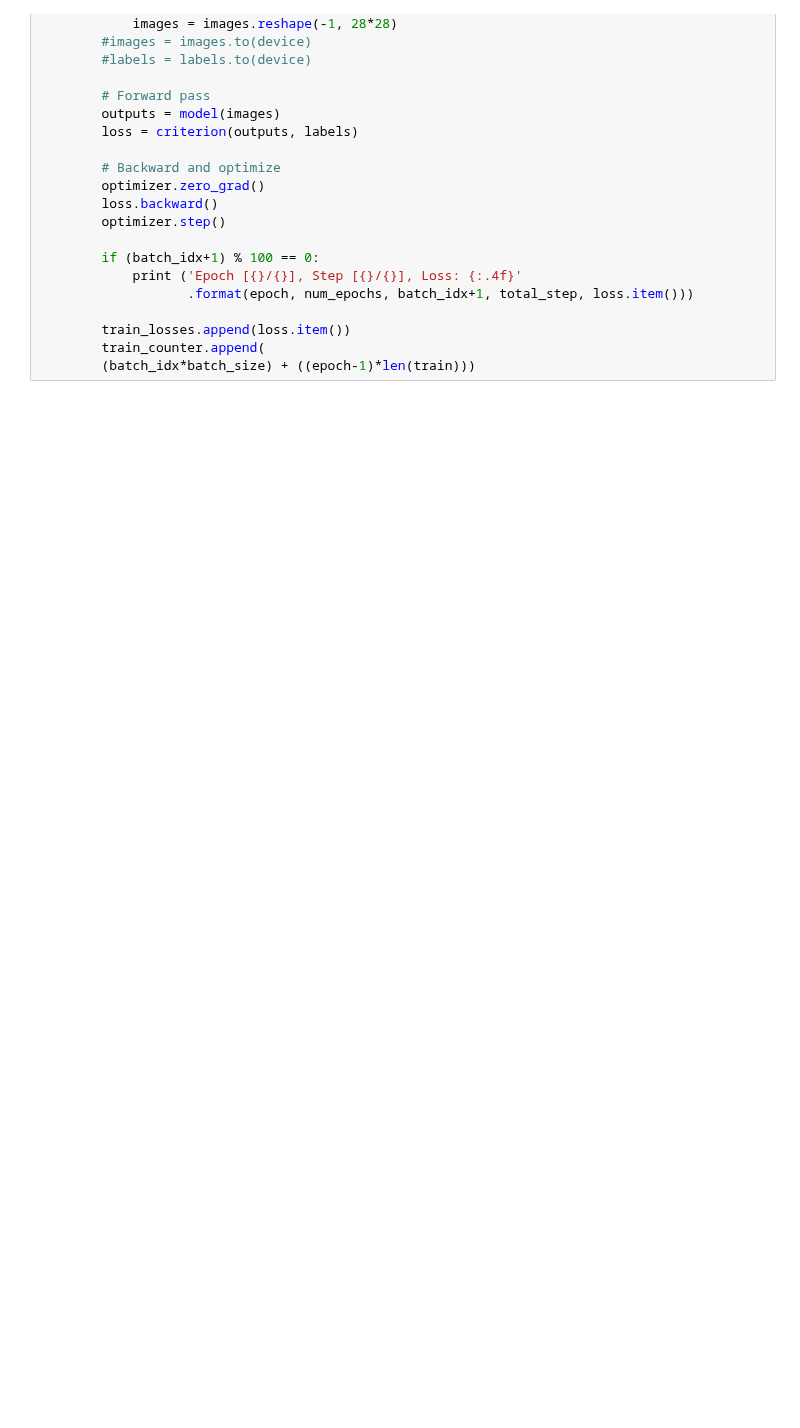
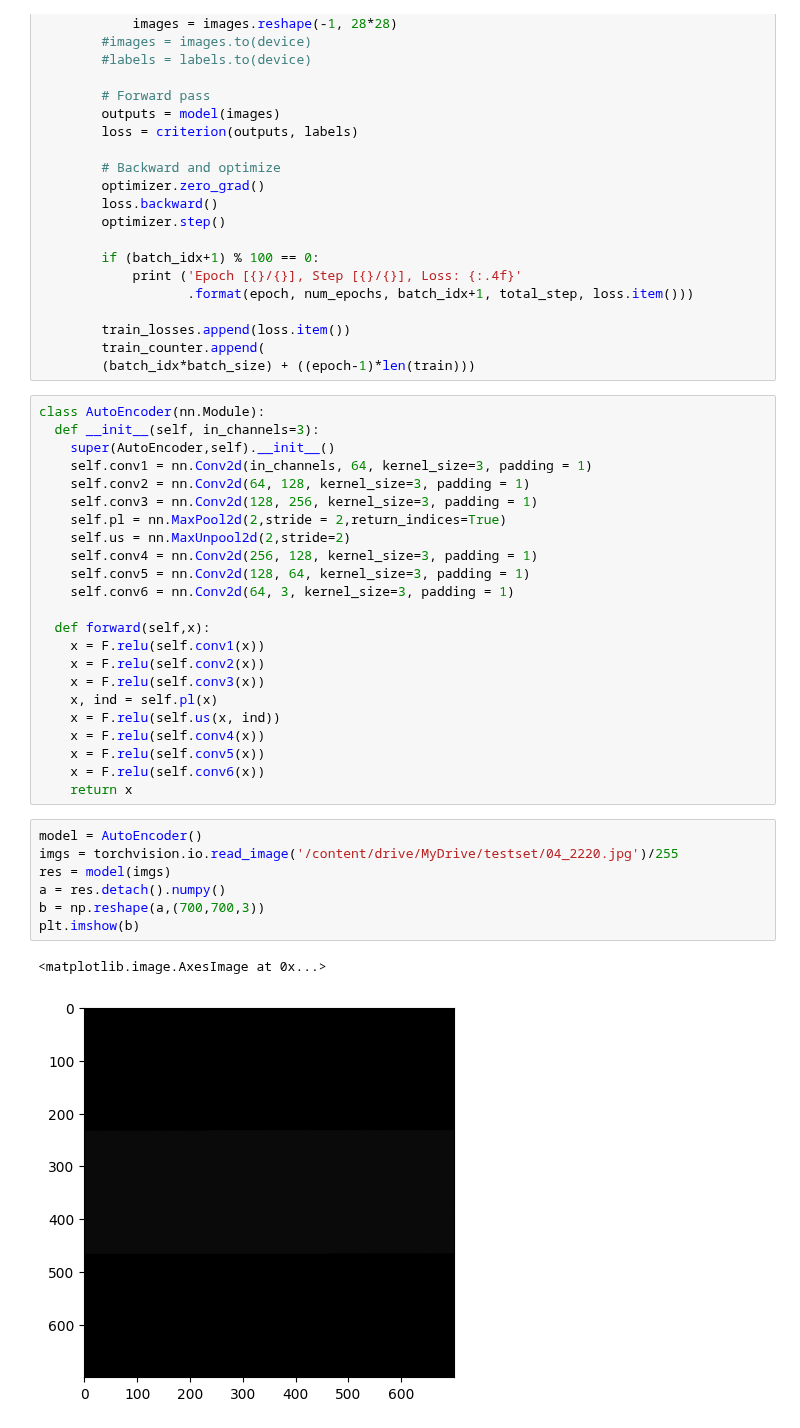
Before and after one commit to NicolaGabriele/powerline_Segmentation_project, a Jupyter notebook: project.ipynb, the cells around one changed output. Drawn from its saved outputs; the diff is of its cells as text; blank space fills up the shorter version.

```diff
--- a/project.ipynb
+++ b/project.ipynb
@@ -92,3 +94,36 @@ def train(epoch,model,criterion,optimizer,reshape=True):
         train_losses.append(loss.item())
         train_counter.append(
         (batch_idx*batch_size) + ((epoch-1)*len(train)))
+# %%
+class AutoEncoder(nn.Module):
+  def __init__(self, in_channels=3):
+    super(AutoEncoder,self).__init__()
+    self.conv1 = nn.Conv2d(in_channels, 64, kernel_size=3, padding = 1)
+    self.conv2 = nn.Conv2d(64, 128, kernel_size=3, padding = 1)
+    self.conv3 = nn.Conv2d(128, 256, kernel_size=3, padding = 1)
+    self.pl = nn.MaxPool2d(2,stride = 2,return_indices=True)
+    self.us = nn.MaxUnpool2d(2,stride=2)
+    self.conv4 = nn.Conv2d(256, 128, kernel_size=3, padding = 1)
+    self.conv5 = nn.Conv2d(128, 64, kernel_size=3, padding = 1)
+    self.conv6 = nn.Conv2d(64, 3, kernel_size=3, padding = 1)
+
+  def forward(self,x):
+    x = F.relu(self.conv1(x))
+    x = F.relu(self.conv2(x))
+    x = F.relu(self.conv3(x))
+    x, ind = self.pl(x)
+    x = F.relu(self.us(x, ind))
+    x = F.relu(self.conv4(x))
+    x = F.relu(self.conv5(x))
+    x = F.relu(self.conv6(x))
+    return x
+# %%
+model = AutoEncoder()
+imgs = torchvision.io.read_image('/content/drive/MyDrive/testset/04_2220.jpg')/255
+res = model(imgs)
+a = res.detach().numpy()
+b = np.reshape(a,(700,700,3))
+plt.imshow(b)
+# %% [output]
+<matplotlib.image.AxesImage at 0x...>
+[figure, added]
```
Also changed, not shown: parts of 2 cells of this notebook.
